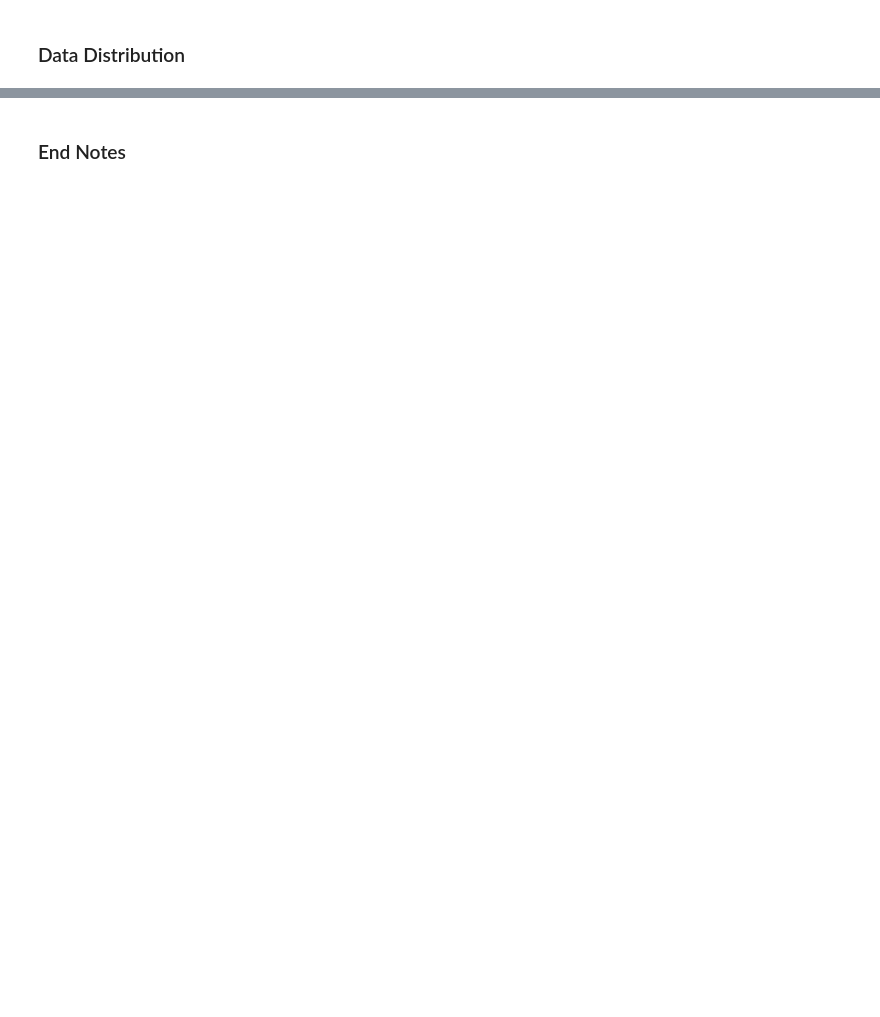
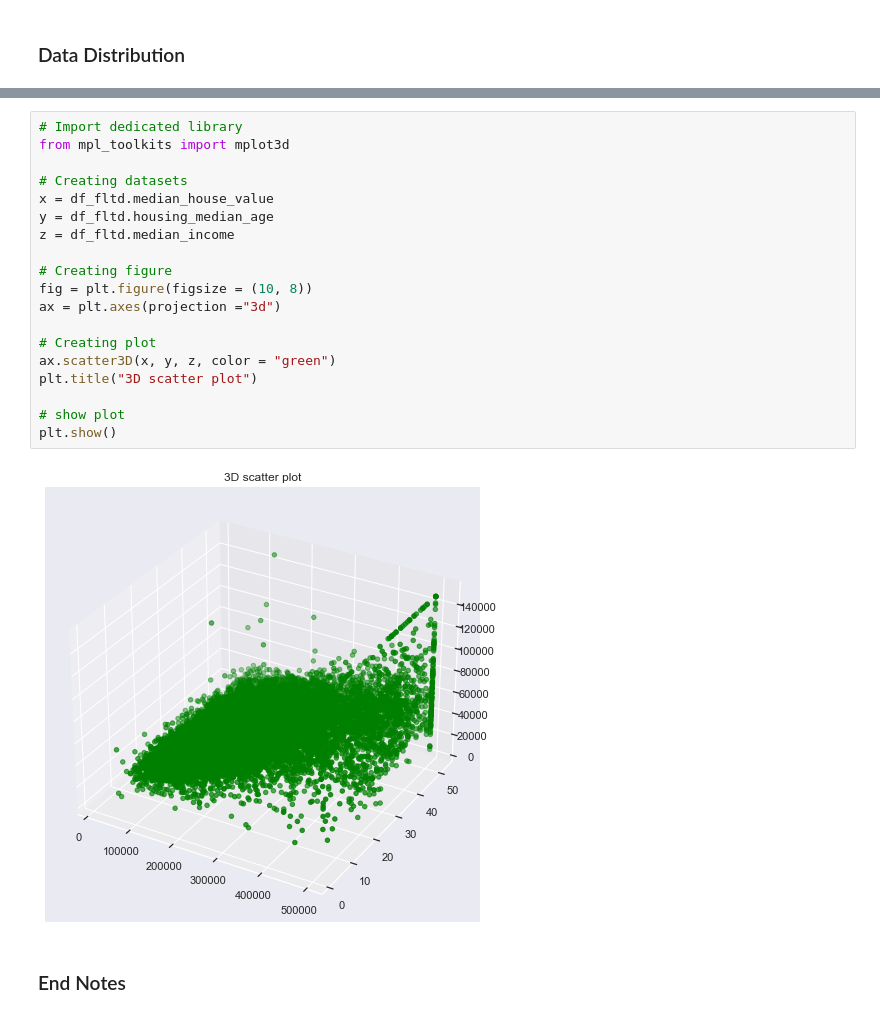
Before and after one commit to adilsmh/House-Market-Prediction, a Jupyter notebook: notebook/notebook_EDA.ipynb, the cells around one changed output, grey strips where cells are left out. Cells and saved outputs as stored; diff of their text form; blank space fills up the shorter version.

Commit message:
Pushing daily project progress / notebooks changes

```diff
--- a/notebook/notebook_EDA.ipynb
+++ b/notebook/notebook_EDA.ipynb
@@ -182,2 +159,23 @@ array([0.35736844, 0.27651489, 0.79912694, ..., 0.05111869, 0.05954679,
+# %%
+# Import dedicated library
+from mpl_toolkits import mplot3d
+
+# Creating datasets
+x = df_fltd.median_house_value
+y = df_fltd.housing_median_age
+z = df_fltd.median_income
+
+# Creating figure
+fig = plt.figure(figsize = (10, 8))
+ax = plt.axes(projection ="3d")
+
+# Creating plot
+ax.scatter3D(x, y, z, color = "green")
+plt.title("3D scatter plot")
+
+# show plot
+plt.show()
+# %% [output]
+[figure, added]
 # %% [markdown]
 ### End Notes
```
Also changed, not shown: parts of 22 cells of this notebook.
